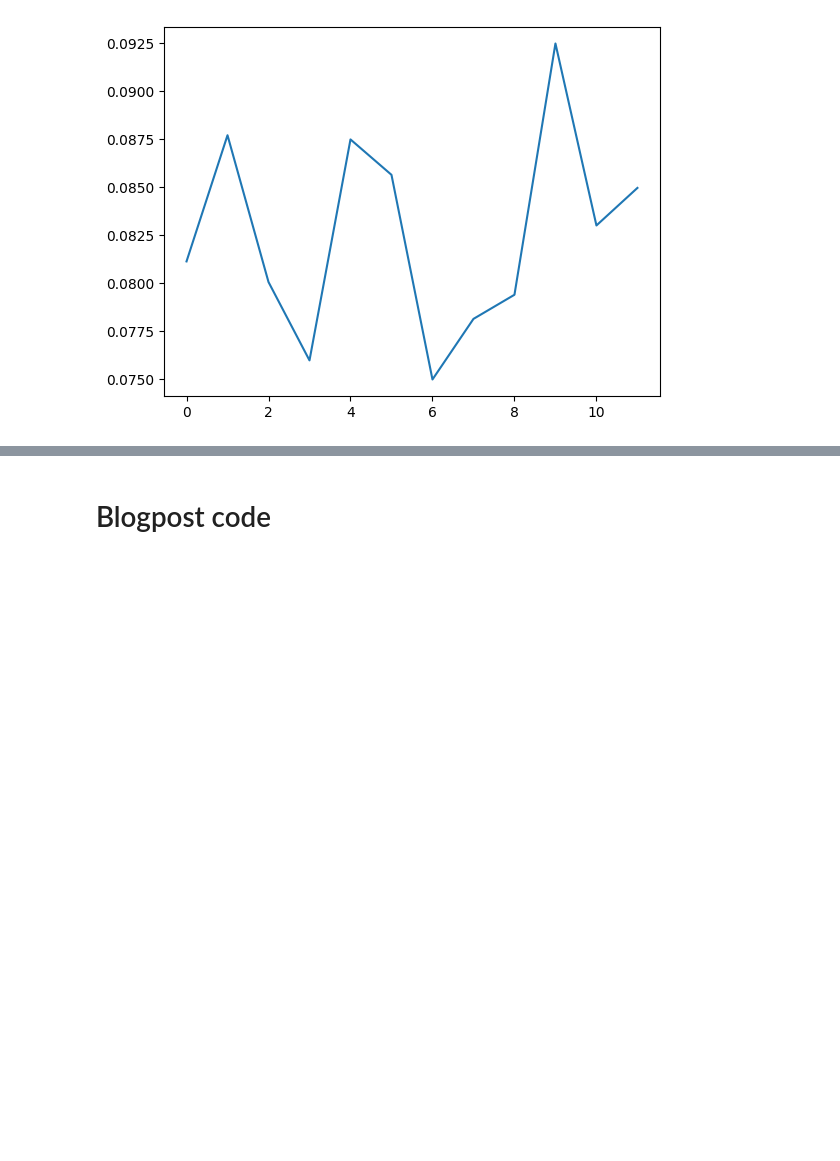
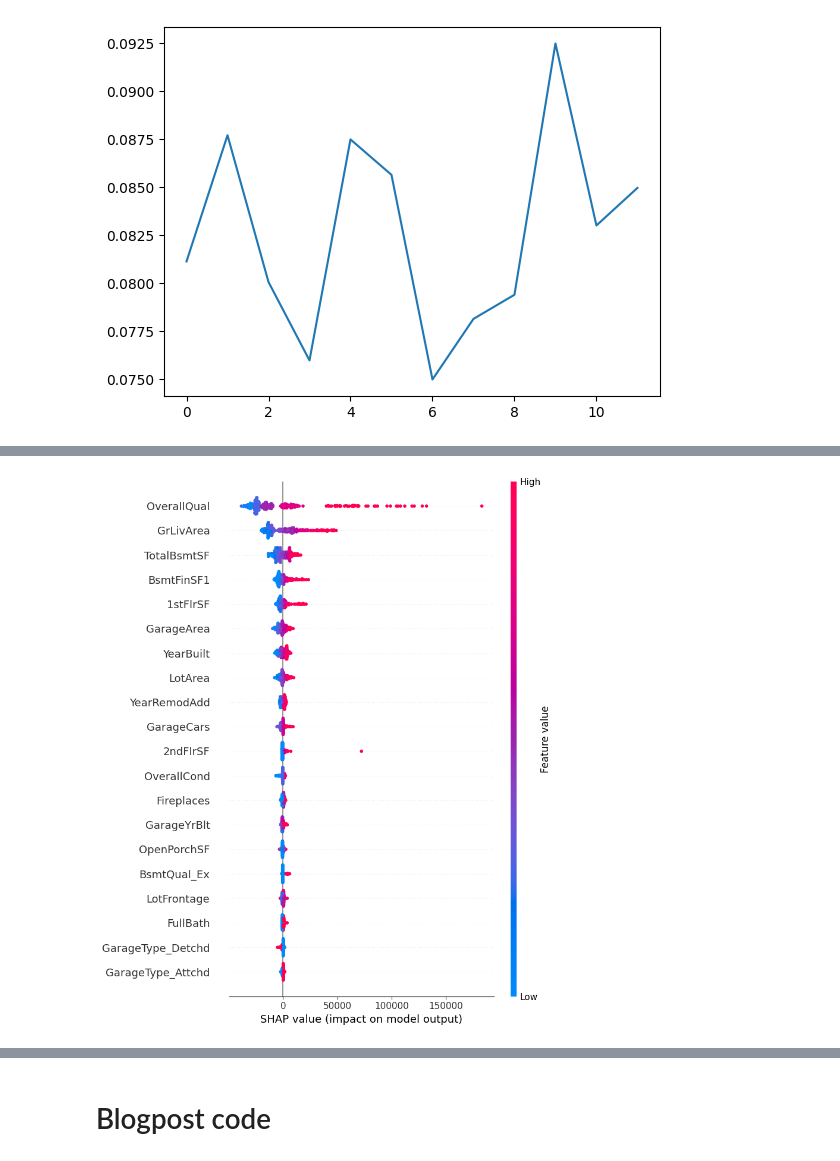
Before and after one commit to maximedidasca/hierarchical_shapley_approx, a Jupyter notebook: algo.ipynb, the cells around one changed output, grey strips where cells are left out. Drawn from its saved outputs; the diff is of its cells as text; code cells hidden in the pictures; blank space fills up the shorter version.

Commit message:
more featured

```diff
--- a/algo.ipynb
+++ b/algo.ipynb
@@ -687,0 +739,67 @@ plt.plot(shap_knn)
+# %%
+import pandas as pd
+from sklearn.model_selection import train_test_split
+from sklearn.linear_model import LinearRegression
+from sklearn.metrics import mean_squared_error, r2_score
+from sklearn.impute import SimpleImputer
+from sklearn.ensemble import RandomForestRegressor
+from xgboost.sklearn import XGBRegressor
+import shap
+
+# Load the dataset
+data = pd.read_csv('house-prices-advanced-regression-techniques/train.csv')
+
+# Extract the features and target variable
+X = data.drop('SalePrice', axis=1)  # Features
+y = data['SalePrice']  # Target variable
+
+# Perform train-test split
+X_train, X_test, y_train, y_test = train_test_split(X, y, test_size=0.2, random_state=42)
+
+# Perform one-hot encoding on categorical features
+X_train_encoded = pd.get_dummies(X_train)
+X_test_encoded = pd.get_dummies(X_test)
+
+# Align the training and test data to ensure the same columns are present
+X_train_encoded, X_test_encoded = X_train_encoded.align(X_test_encoded, join='outer', axis=1, fill_value=0)
+
+# Handle missing values by imputing with the mean
+imputer = SimpleImputer(strategy='mean')
+X_train_encoded_imputed = imputer.fit_transform(X_train_encoded)
+X_test_encoded_imputed = imputer.transform(X_test_encoded)
+
+# Fit Linear Regression model
+reg = LinearRegression()
+reg = XGBRegressor(n_estimators=1000, max_depth=10, learning_rate=0.001)
+reg = RandomForestRegressor(n_estimators=100, random_state=42)
+reg.fit(X_train_encoded_imputed, y_train)
+
+# Make predictions on the test set
+y_pred = reg.predict(X_test_encoded_imputed)
+
+# Example: Calculate root mean squared error (RMSE) on the test set
+rmse_test = mean_squared_error(y_test, y_pred, squared=False)
+
+# Convert y_test and y_pred to Pandas Series
+y_test_series = pd.Series(y_test.values, name='Actual')
+y_pred_series = pd.Series(y_pred, name='Predicted')
+
+# Concatenate actual and predicted values for display
+results = pd.concat([y_test_series, y_pred_series], axis=1)
+print(results)
+
+print("RMSE (Test):", rmse_test)
+print('score: ', reg.score(X_train_encoded_imputed, y_train))
+
+# Get the feature names after one-hot encoding
+feature_names = X_train_encoded.columns
+
+# Create an explainer object using the trained model and training data
+explainer = shap.Explainer(reg, X_train_encoded_imputed)
+
+# Compute SHAP values for the test set
+shap_values = explainer(X_test_encoded_imputed)
+
+# Plot the SHAP summary plot
+shap.summary_plot(shap_values, X_test_encoded_imputed, feature_names=feature_names)
+# %% [output]
@@ -687,0 +822 @@ plt.plot(shap_knn)
+[figure, added]
```
Also changed, not shown: parts of 7 cells of this notebook.
